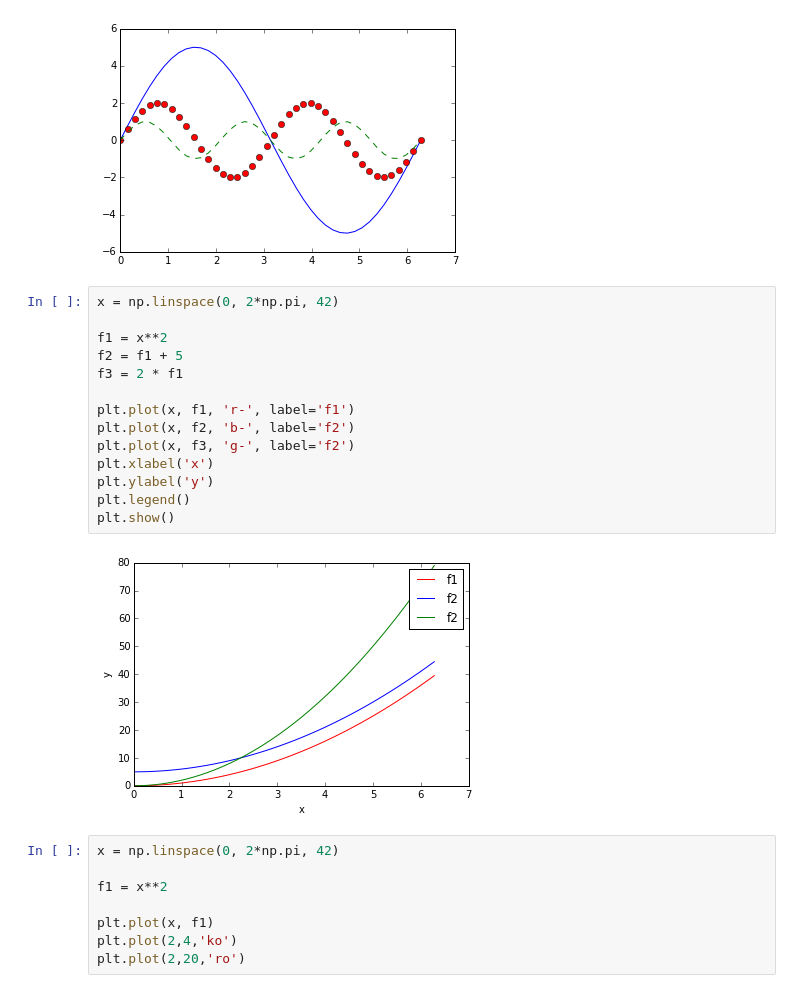
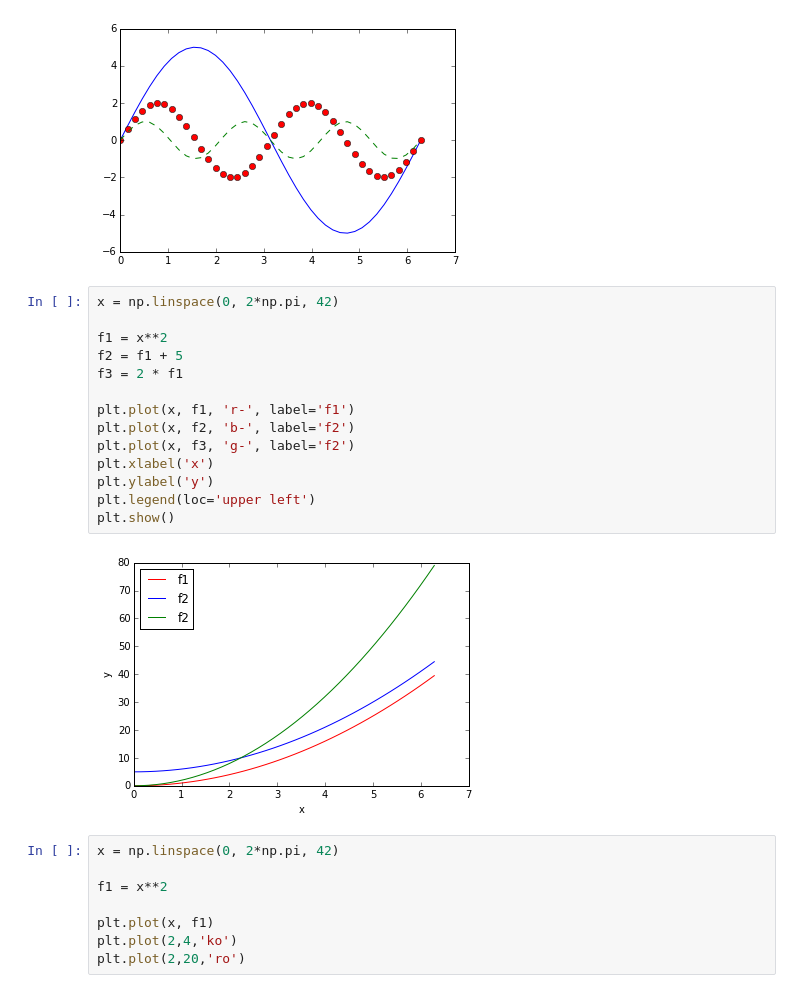
Before and after one commit to sbednarz/techniki_komputerowe, a Jupyter notebook: wykresy01.ipynb, the cells around one changed output. Drawn from its saved outputs; the diff is of its cells as text.

```diff
--- a/wykresy01.ipynb
+++ b/wykresy01.ipynb
@@ -63,19 +63,19 @@ plt.plot(x, f3, 'g--')
 # %%
 x = np.linspace(0, 2*np.pi, 42)
 
 f1 = x**2
 f2 = f1 + 5
 f3 = 2 * f1
 
 plt.plot(x, f1, 'r-', label='f1')
 plt.plot(x, f2, 'b-', label='f2')
 plt.plot(x, f3, 'g-', label='f2')
 plt.xlabel('x')
 plt.ylabel('y')
-plt.legend()
+plt.legend(loc='upper left')
 plt.show()
 # %% [output]
-[figure, old version]
+[figure, new version]
 # %%
 x = np.linspace(0, 2*np.pi, 42)
 
```
Also changed, not shown: parts of 1 cell of this notebook.
